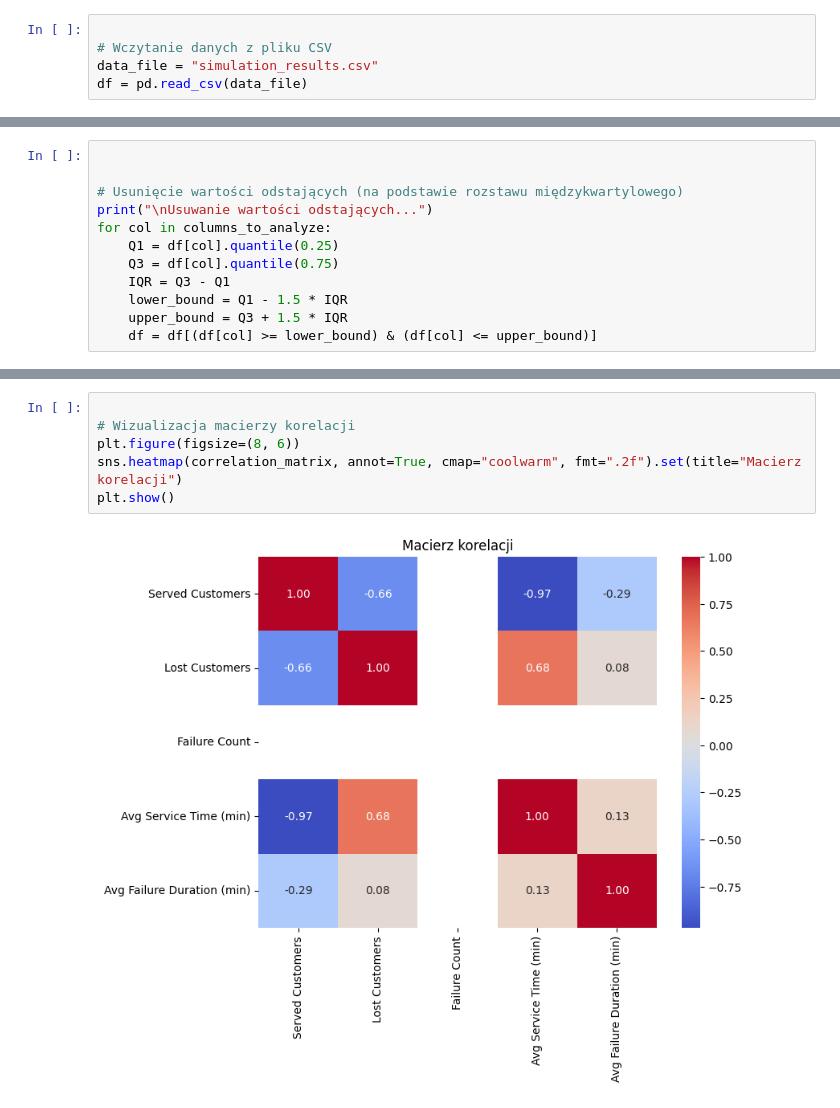
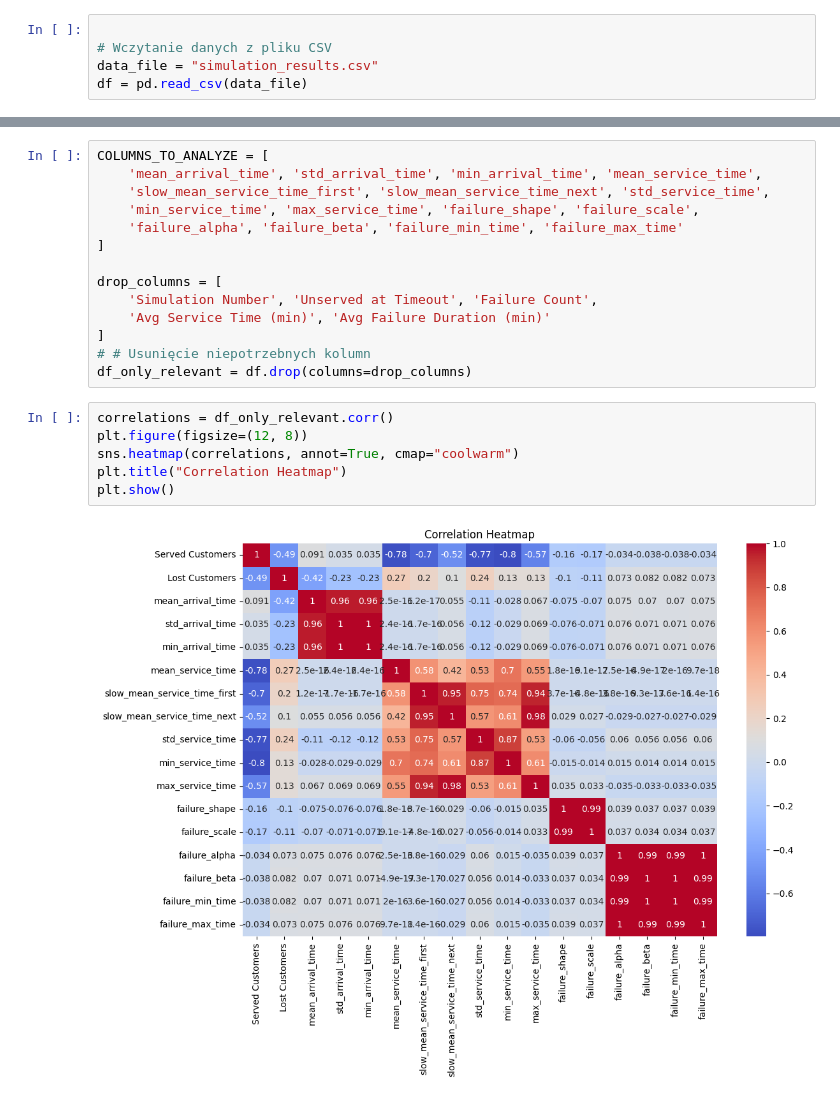
Before and after one commit to P3T3R3/Statistics-and-mass-service-theory, a Jupyter notebook: simulation_statistics.ipynb, the cells around one changed output, grey strips where cells are left out. Saved outputs shown, nothing was run; the diff lists cells and outputs as text.

```diff
--- a/simulation_statistics.ipynb
+++ b/simulation_statistics.ipynb
@@ -102,12 +41,0 @@ plt.show()
-# %%
-
-
-# Usunięcie wartości odstających (na podstawie rozstawu międzykwartylowego)
-print("\nUsuwanie wartości odstających...")
-for col in columns_to_analyze:
-    Q1 = df[col].quantile(0.25)
-    Q3 = df[col].quantile(0.75)
-    IQR = Q3 - Q1
-    lower_bound = Q1 - 1.5 * IQR
-    upper_bound = Q3 + 1.5 * IQR
-    df = df[(df[col] >= lower_bound) & (df[col] <= upper_bound)]
@@ -172,8 +42,22 @@ Avg Failure Duration (min)                0.125062                    1.000000
+# %%
+COLUMNS_TO_ANALYZE = [
+    'mean_arrival_time', 'std_arrival_time', 'min_arrival_time', 'mean_service_time',
+    'slow_mean_service_time_first', 'slow_mean_service_time_next', 'std_service_time',
+    'min_service_time', 'max_service_time', 'failure_shape', 'failure_scale',
+    'failure_alpha', 'failure_beta', 'failure_min_time', 'failure_max_time'
+]
+
+drop_columns = [
+    'Simulation Number', 'Unserved at Timeout', 'Failure Count',
+    'Avg Service Time (min)', 'Avg Failure Duration (min)'
+]
+# # Usunięcie niepotrzebnych kolumn
+df_only_relevant = df.drop(columns=drop_columns)
 # %%
-
-# Wizualizacja macierzy korelacji
-plt.figure(figsize=(8, 6))
-sns.heatmap(correlation_matrix, annot=True, cmap="coolwarm", fmt=".2f").set(title="Macierz korelacji")
+correlations = df_only_relevant.corr()
+plt.figure(figsize=(12, 8))
+sns.heatmap(correlations, annot=True, cmap="coolwarm")
+plt.title("Correlation Heatmap")
 plt.show()
 # %% [output]
-[figure, old version]
+[figure, new version]
```
Also changed, not shown: parts of 12 cells of this notebook, 2 other files.
